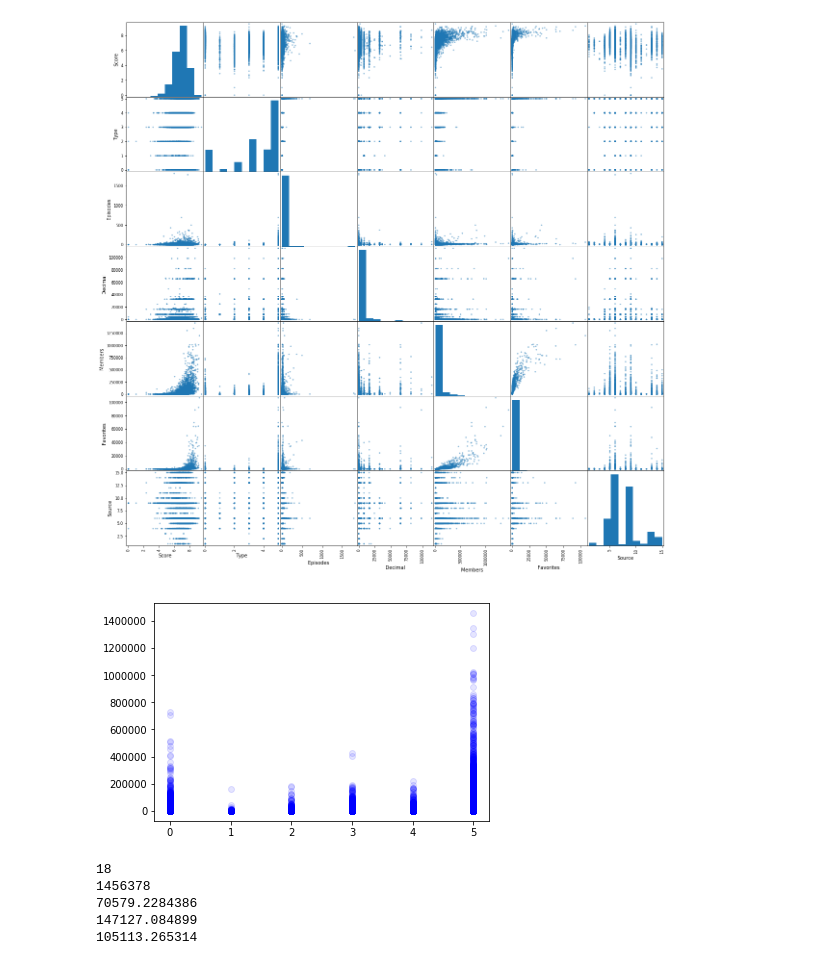
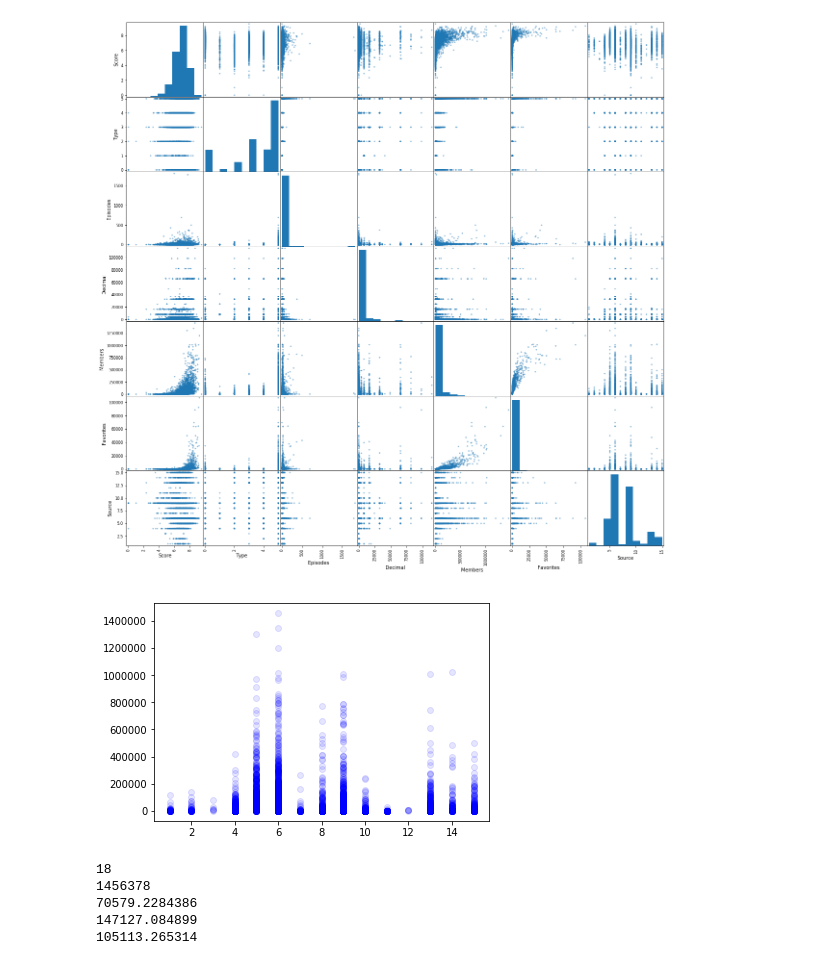
Before and after one commit to DouglasAR01/IA_Regresor_shows_animados, a Jupyter notebook: Data analysis.ipynb, the cells around one changed output. Cells and saved outputs as stored; diff of their text form; code cells hidden in the pictures.

```diff
--- a/Data analysis.ipynb
+++ b/Data analysis.ipynb
@@ -95,9 +95,9 @@ pd.plotting.scatter_matrix(treated_data[['Score','Type','Episodes','Decimal','Me
 # %% [output]
 [figure]
 # %%
-plt.scatter(treated_data['Type'],treated_data['Members'], c="blue", cmap='rainbow', alpha=0.1);
+plt.scatter(treated_data['Source'],treated_data['Members'], c="blue", cmap='rainbow', alpha=0.1);
 # %% [output]
-[figure, old version]
+[figure, new version]
 # %%
 print np.min(treated_data['Members'])
 print np.max(treated_data['Members'])
```
Also changed, not shown: 5 other files.
